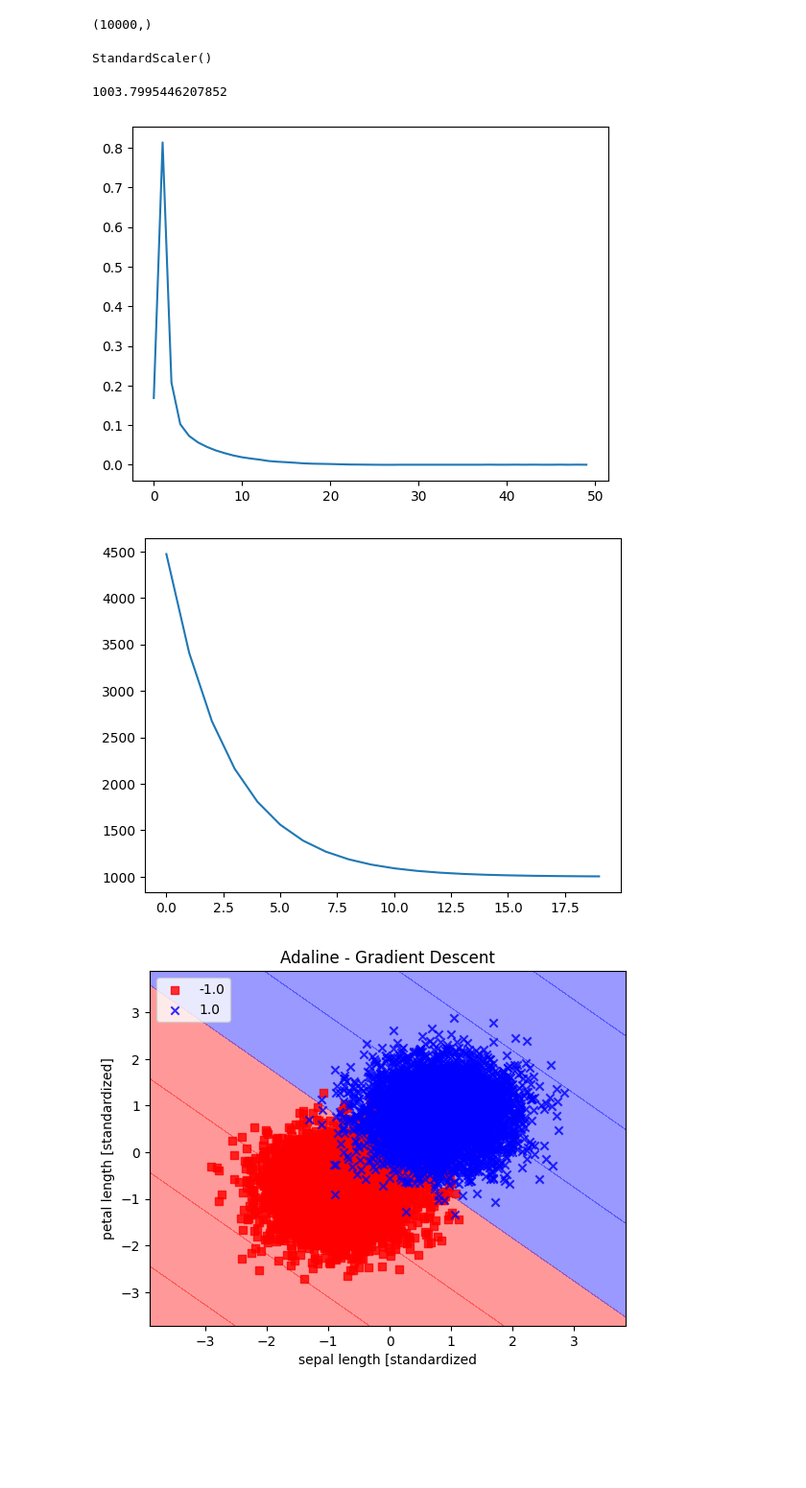
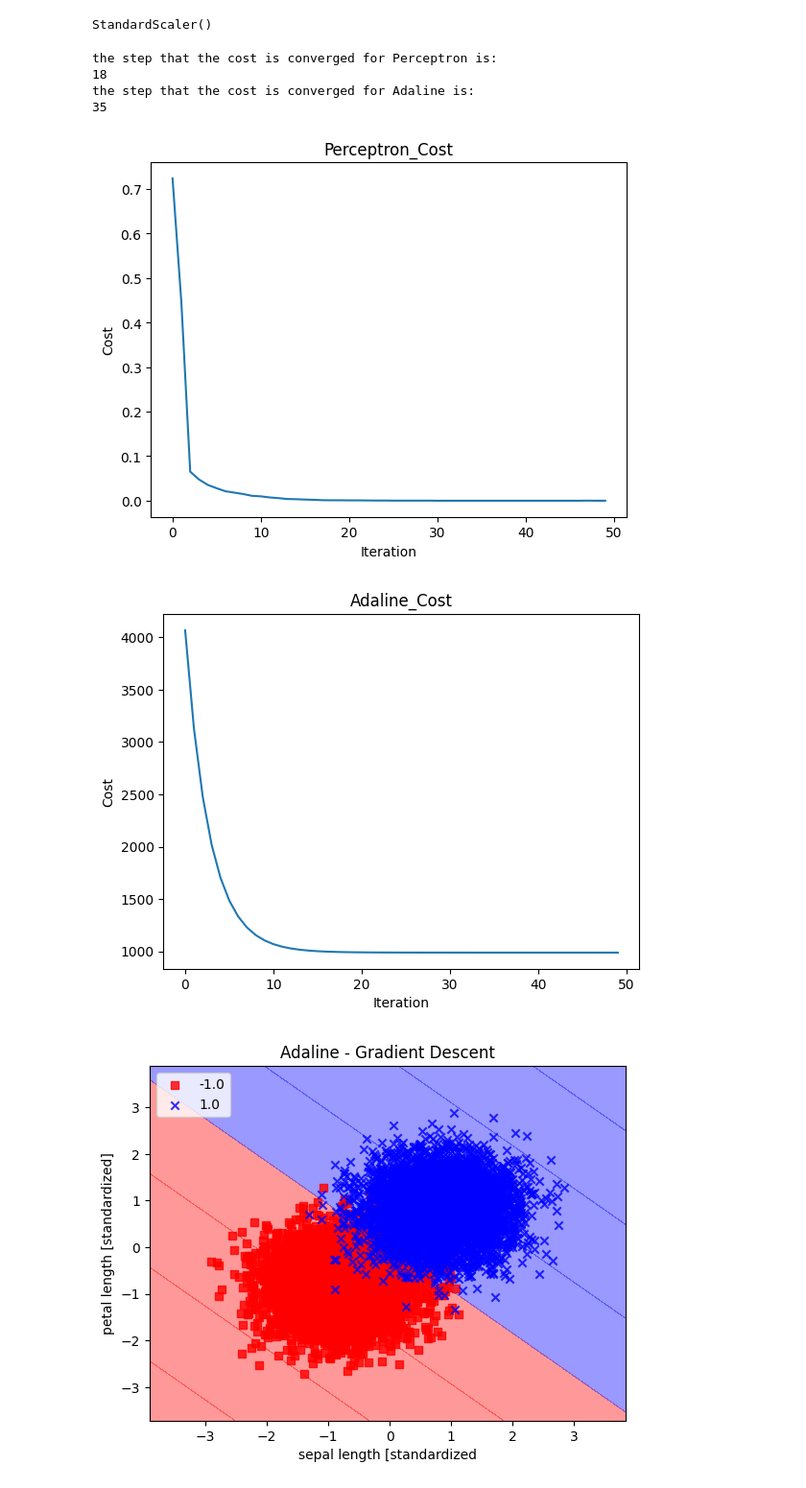
Before and after one commit to Ali-J-Fesharaki/Applied_ML_Course, a Jupyter notebook: ML-HW05/p2_temp.ipynb, the cells around one changed output. Shown at 96% size. Drawn from its saved outputs; the diff is of its cells as text; code cells hidden in the pictures; blank space fills up the shorter version.

```diff
--- a/ML-HW05/p2_temp.ipynb
+++ b/ML-HW05/p2_temp.ipynb
@@ -33,7 +35,3 @@ Text(0, 0.5, 'feature2')
-# %%
-y.shape
-# %% [output]
-(10000,)
 # %%
 class Perceptron():
     def __init__(self,num_features):
@@ -83,22 +81,42 @@ StandardScaler()
 # %%
 from sklearn.preprocessing import StandardScaler
 scaler=StandardScaler()
 X=scaler.fit_transform(X)
 
 plt.figure
 perceptron=Perceptron(2)
-result=perceptron.train(X,y,iter=50,LR=0.01)
-plt.plot(result.cost)
+result_perceptron=perceptron.train(X,y,iter=50,LR=0.01)
+plt.title("Perceptron_Cost")
+plt.xlabel("Iteration")
+plt.ylabel("Cost")
+plt.plot(result_perceptron.cost)
 
 plt.figure()
 adaline=Adaline(2)
-result=adaline.train(X,y,iter=20,LR=0.00001)
-plt.plot(result.cost)
-result.cost[-1]
+result_adaline=adaline.train(X,y,iter=50,LR=0.00001)
+plt.title("Adaline_Cost")
+plt.xlabel("Iteration")
+plt.ylabel("Cost")
+plt.plot(result_adaline.cost)
+result_adaline.cost[-1]
+
+for i in range(3,len(result_perceptron.cost)-1):
+    if((result_perceptron.cost[i]-result_perceptron.cost[i+1])/np.mean(result_perceptron.cost[-5:])<0.00001):
+        print("the step that the cost is converged for Perceptron is:")
+        print(i)
+        break
+for i in range(len(result_adaline.cost)-1):
+    if((result_adaline.cost[i]-result_adaline.cost[i+1])/np.mean(result_adaline.cost[-5:])<0.00001):
+        print("the step that the cost is converged for Adaline is:")
+        print(i)
+        break
 # %% [output]
-1003.7995446207852
+the step that the cost is converged for Perceptron is:
+18
+the step that the cost is converged for Adaline is:
+35
-[figure, old version]
+[figure, new version]
-[figure, old version]
+[figure, new version]
 # %%
 import numpy as np
 import matplotlib.pyplot as plt
```
Also changed, not shown: parts of 2 cells of this notebook, 4 other files.
